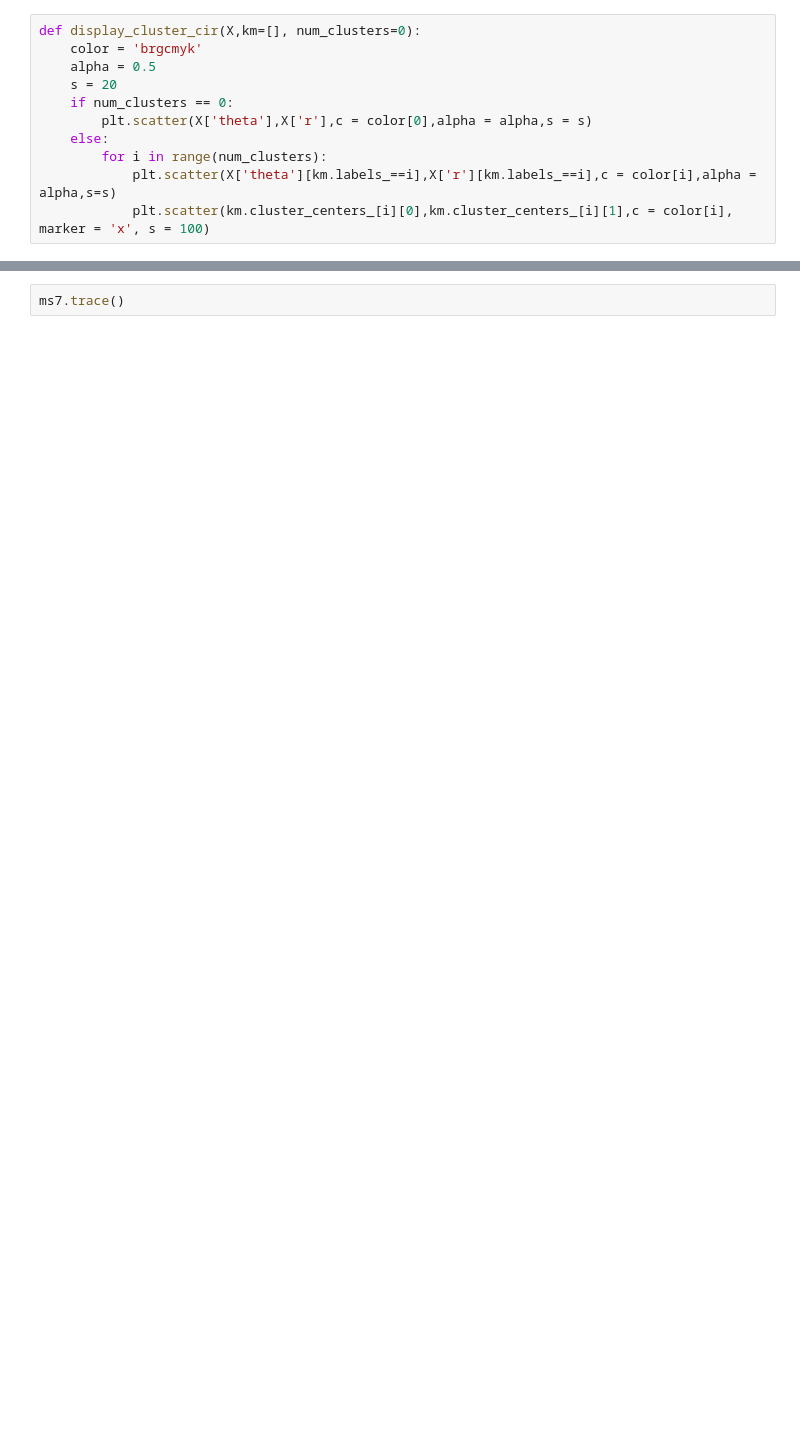
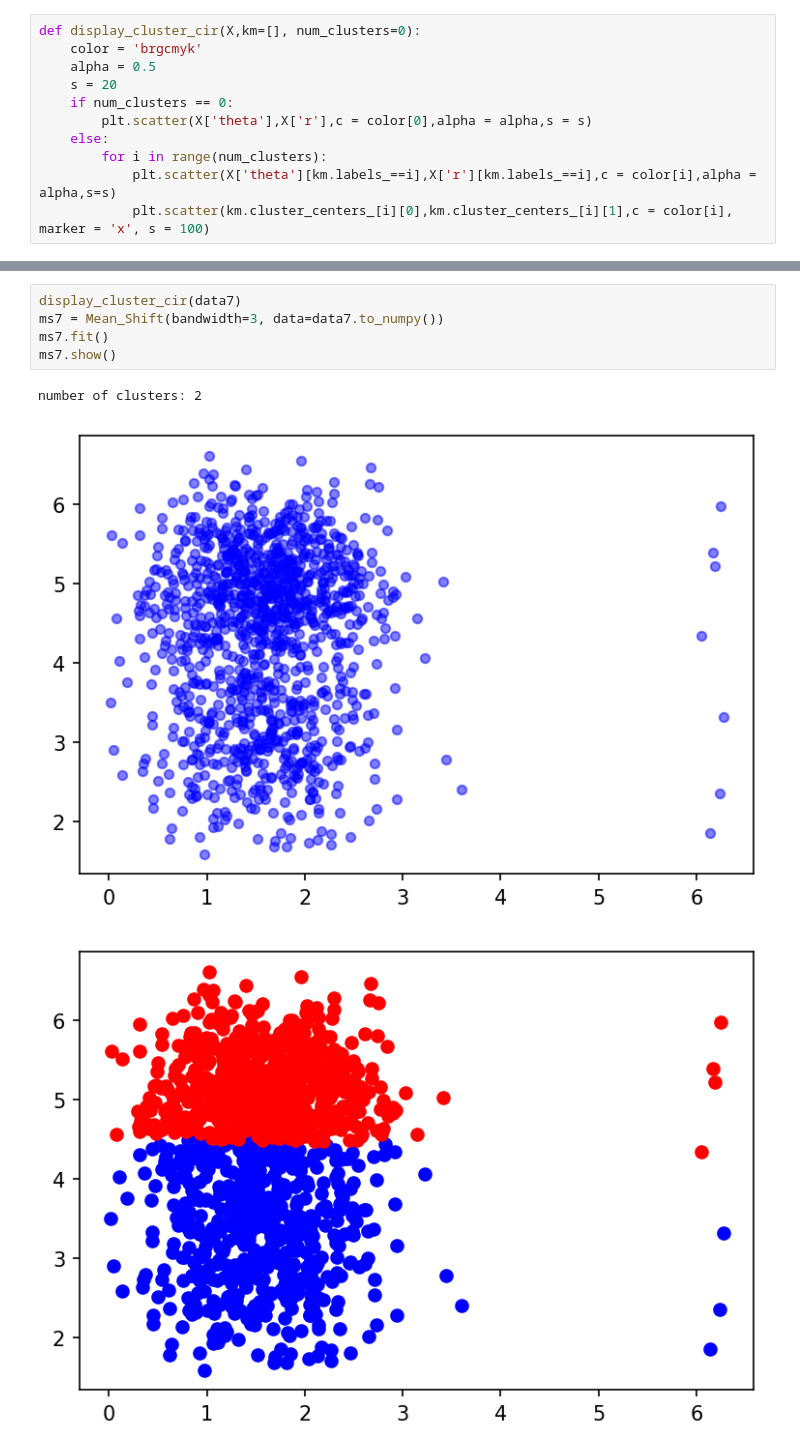
Before and after one commit to khashayarghamati/Mean-Shift-Algorithm, a Jupyter notebook: MeanShift.ipynb, the cells around one changed output, grey strips where cells are left out. Drawn from its saved outputs; the diff is of its cells as text; blank space fills up the shorter version.

```diff
--- a/MeanShift.ipynb
+++ b/MeanShift.ipynb
@@ -226,2 +283,9 @@ ms7.show()
-# %%
-ms7.trace()
+# %%
+display_cluster_cir(data7)
+ms7 = Mean_Shift(bandwidth=3, data=data7.to_numpy())
+ms7.fit()
+ms7.show()
+# %% [output]
+number of clusters: 2
+[figure, added]
+[figure, added]
```
Also changed, not shown: parts of 25 cells of this notebook.
